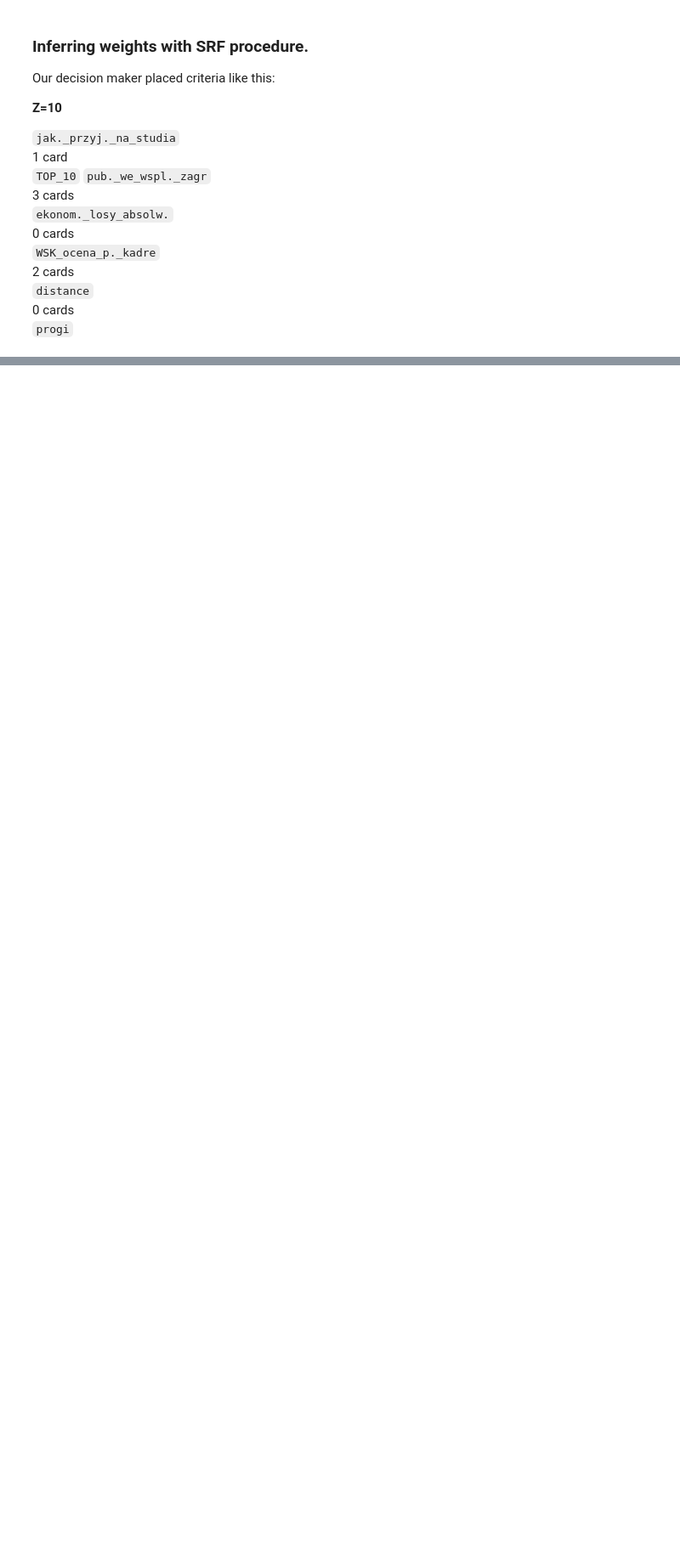
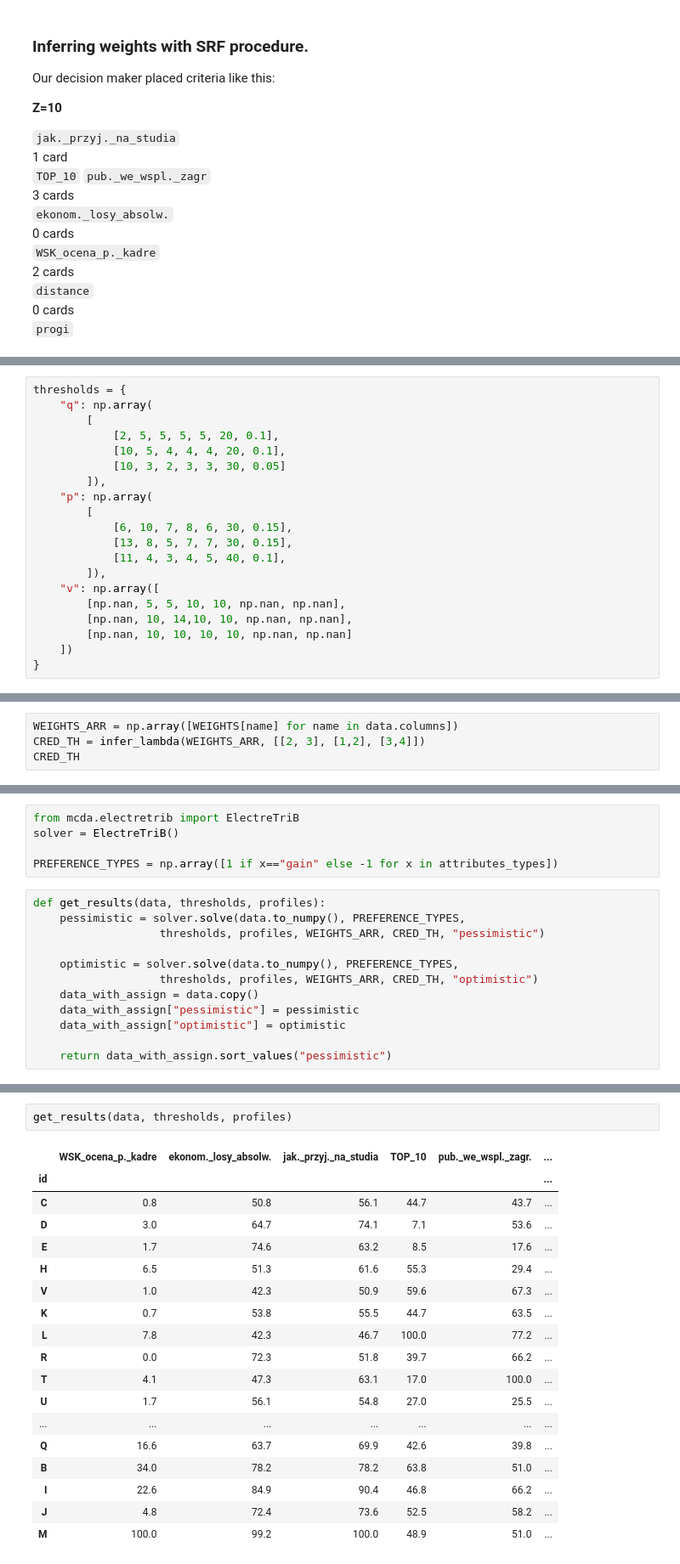
Before and after one commit to SebChw/elethee, a Jupyter notebook: report.ipynb, the cells around one changed output, grey strips where cells are left out. Shown at 85% size. Cells and saved outputs as stored; diff of their text form; blank space fills up the shorter version.

Commit message:
add: report electre

```diff
--- a/report.ipynb
+++ b/report.ipynb
@@ -144,0 +206,20 @@ get_srf(Z, ORDERED_CRITERIA, BLANK_CARDS)
+# %%
+thresholds = {
+    "q": np.array(
+        [
+            [2, 5, 5, 5, 5, 20, 0.1],
+            [10, 5, 4, 4, 4, 20, 0.1],
+            [10, 3, 2, 3, 3, 30, 0.05]
+        ]),
+    "p": np.array(
+        [
+            [6, 10, 7, 8, 6, 30, 0.15],
+            [13, 8, 5, 7, 7, 30, 0.15],
+            [11, 4, 3, 4, 5, 40, 0.1],
+        ]),
+    "v": np.array([
+        [np.nan, 5, 5, 10, 10, np.nan, np.nan],
+        [np.nan, 10, 14,10, 10, np.nan, np.nan],
+        [np.nan, 10, 10, 10, 10, np.nan, np.nan]
+    ])
+}
@@ -144,0 +255,4 @@ get_srf(Z, ORDERED_CRITERIA, BLANK_CARDS)
+# %%
+WEIGHTS_ARR = np.array([WEIGHTS[name] for name in data.columns])
+CRED_TH = infer_lambda(WEIGHTS_ARR, [[2, 3], [1,2], [3,4]])
+CRED_TH
@@ -144,0 +261,17 @@ get_srf(Z, ORDERED_CRITERIA, BLANK_CARDS)
+# %%
+from mcda.electretrib import ElectreTriB
+solver = ElectreTriB()
+
+PREFERENCE_TYPES = np.array([1 if x=="gain" else -1 for x in attributes_types])
+# %%
+def get_results(data, thresholds, profiles):
+    pessimistic = solver.solve(data.to_numpy(), PREFERENCE_TYPES,
+                   thresholds, profiles, WEIGHTS_ARR, CRED_TH, "pessimistic")
+
+    optimistic = solver.solve(data.to_numpy(), PREFERENCE_TYPES,
+                   thresholds, profiles, WEIGHTS_ARR, CRED_TH, "optimistic")
+    data_with_assign = data.copy()
+    data_with_assign["pessimistic"] = pessimistic
+    data_with_assign["optimistic"] = optimistic
+
+    return data_with_assign.sort_values("pessimistic")
@@ -144,0 +284,21 @@ get_srf(Z, ORDERED_CRITERIA, BLANK_CARDS)
+# %%
+get_results(data, thresholds, profiles)
+# %% [output]
+|  | WSK_ocena_p._kadre | ekonom._losy_absolw. | jak._przyj._na_studia | TOP_10 | pub._we_wspl._zagr. | ... |
+| id |  |  |  |  |  | ... |
+| C | 0.8 | 50.8 | 56.1 | 44.7 | 43.7 | ... |
+| D | 3.0 | 64.7 | 74.1 | 7.1 | 53.6 | ... |
+| E | 1.7 | 74.6 | 63.2 | 8.5 | 17.6 | ... |
+| H | 6.5 | 51.3 | 61.6 | 55.3 | 29.4 | ... |
+| V | 1.0 | 42.3 | 50.9 | 59.6 | 67.3 | ... |
+| K | 0.7 | 53.8 | 55.5 | 44.7 | 63.5 | ... |
+| L | 7.8 | 42.3 | 46.7 | 100.0 | 77.2 | ... |
+| R | 0.0 | 72.3 | 51.8 | 39.7 | 66.2 | ... |
+| T | 4.1 | 47.3 | 63.1 | 17.0 | 100.0 | ... |
+| U | 1.7 | 56.1 | 54.8 | 27.0 | 25.5 | ... |
+| ... | ... | ... | ... | ... | ... | ... |
+| Q | 16.6 | 63.7 | 69.9 | 42.6 | 39.8 | ... |
+| B | 34.0 | 78.2 | 78.2 | 63.8 | 51.0 | ... |
+| I | 22.6 | 84.9 | 90.4 | 46.8 | 66.2 | ... |
+| J | 4.8 | 72.4 | 73.6 | 52.5 | 58.2 | ... |
+| M | 100.0 | 99.2 | 100.0 | 48.9 | 51.0 | ... |
```
Also changed, not shown: parts of 22 cells of this notebook.
